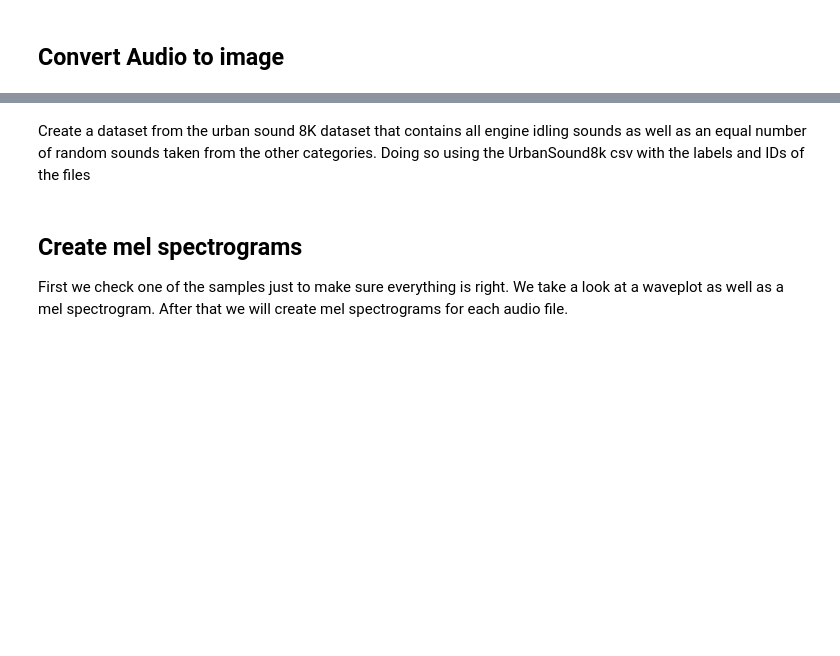
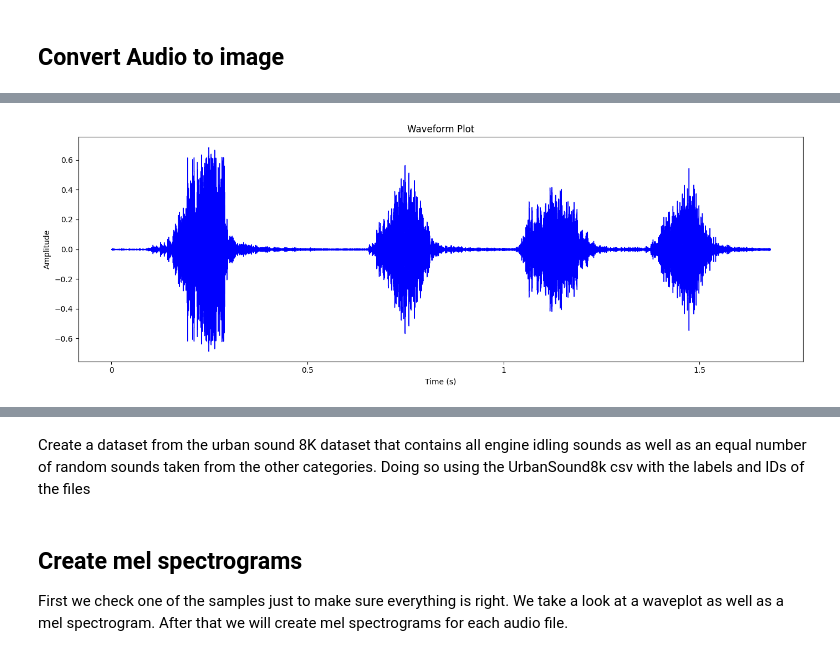
Before and after one commit to giacomo-lab/engine_idling_detection, a Jupyter notebook: intersection_effectivity.ipynb, the cells around one changed output, grey strips where cells are left out. Drawn from its saved outputs; the diff is of its cells as text; code cells hidden in the pictures; blank space fills up the shorter version.

Commit message:
data preparation v1

```diff
--- a/intersection_effectivity.ipynb
+++ b/intersection_effectivity.ipynb
@@ -2,0 +73,23 @@
+# %%
+# select an audio file as an example
+audio_file =  '/Users/giacomo/Documents/lavoro/sound8k_data/our_dataset/344-3-5-0.wav'
+# %%
+
+
+#If samples are not already, convert to np.array, can probably be simpflified, no need for if check
+
+y, sr = librosa.load(audio_file)
+if not isinstance(y, np.ndarray):
+    samples = np.array(y)
+
+
+plt.figure(figsize=(14, 5))
+librosa.display.waveshow(y, sr=sr, color='b') #color specification needed due to version incompatibility problems btw librosa and matplotlib
+plt.title('Waveform Plot')
+plt.xlabel('Time (s)')
+plt.ylabel('Amplitude')
+plt.tight_layout()
+plt.tight_layout()
+plt.show()
+# %% [output]
+[figure, added]
```
Also changed, not shown: parts of 24 cells of this notebook.
